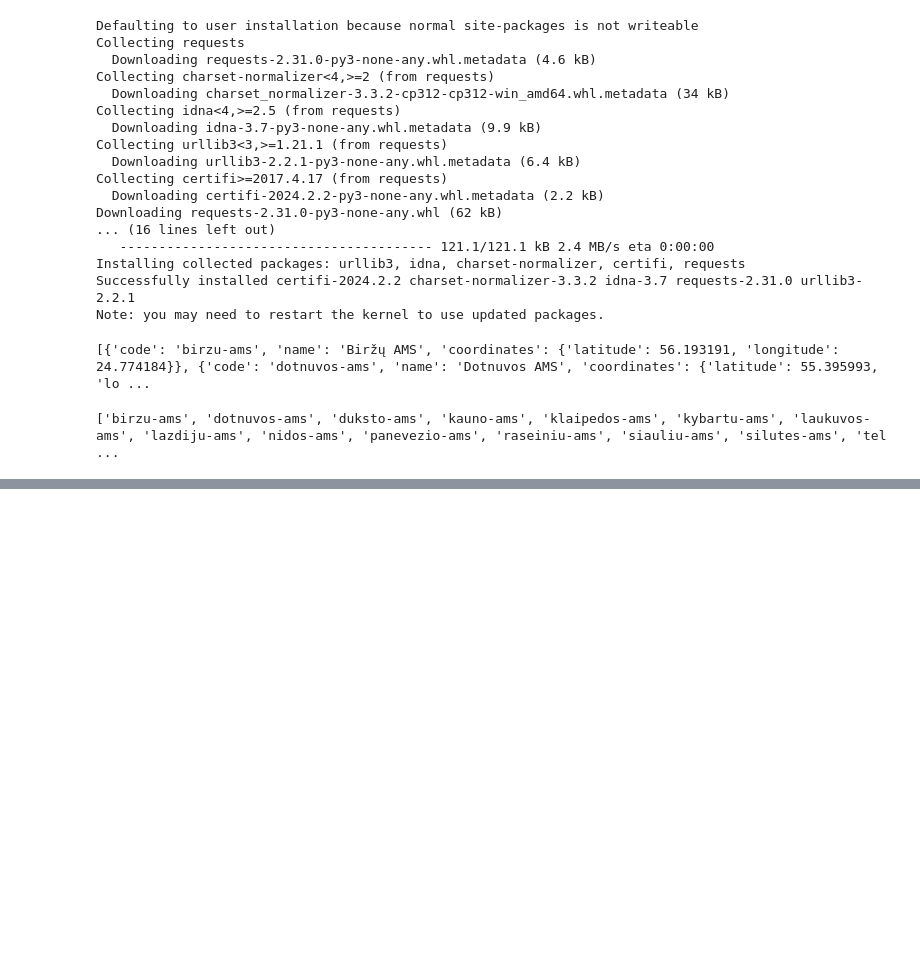
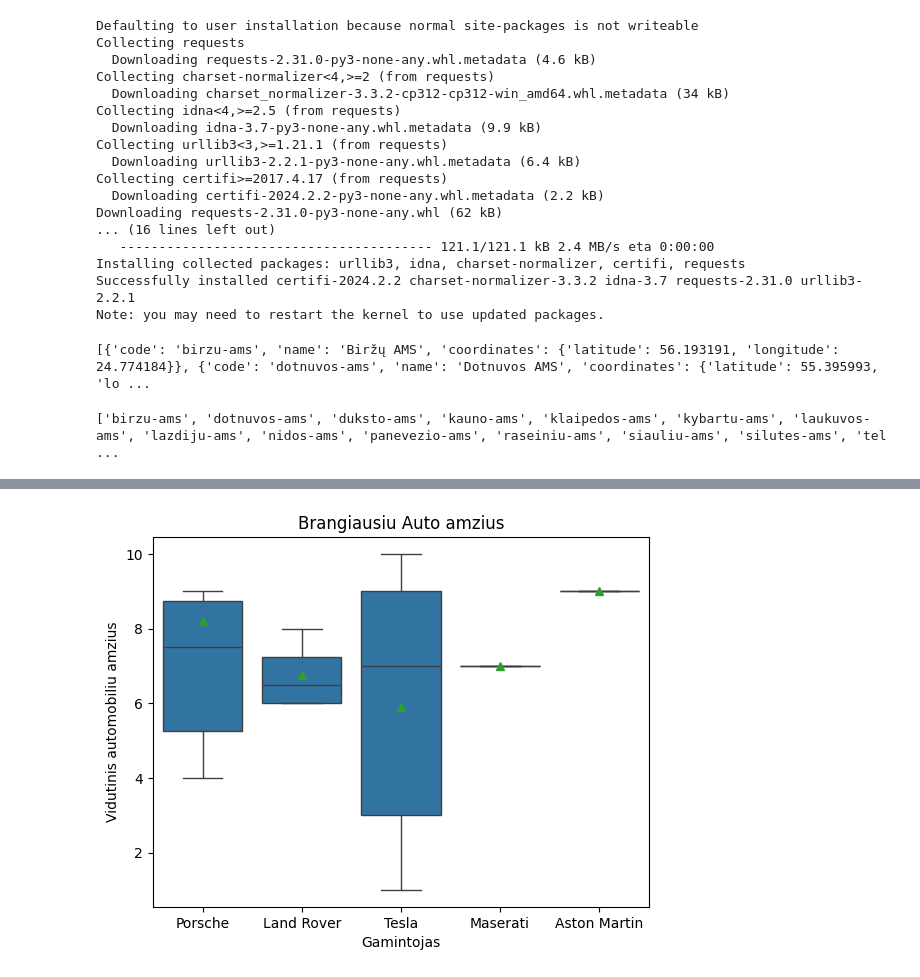
Before and after one commit to EmveeLT/JupyterNotebooks, a Jupyter notebook: Pandas2.ipynb, the cells around one changed output, grey strips where cells are left out. Cells and saved outputs as stored; diff of their text form; code cells hidden in the pictures; blank space fills up the shorter version.

```diff
--- a/Pandas2.ipynb
+++ b/Pandas2.ipynb
@@ -2319,0 +2381,36 @@ print(stations17)
+# %%
+# suraskite visus gamintojus, kurių  modelių vidutinė kaina yra didesnė už vidutinę visų automobilių
+# kainą. (groupby, reset_index, query)
+avgPriceall = auto["price"].mean()
+
+GamintKainuVid= auto.groupby(by="gamintojas")["price"].mean().reset_index()
+
+BrangesniUZVidurki = GamintKainuVid.query("price > @avgPriceall")
+
+# Iš jų atrinkite 5-kis brangiausius gamintojus, ir suraskite jų  parduodamų modelių vidutinį amžių.
+def ConvertAmzius (amzius):
+    return 2024 - float(amzius[:4])
+auto["Amzius"] = auto["pagaminimo_data"].apply(ConvertAmzius)            #pridedu stulpeli su auto amzium
+
+# TOP5Brangiausi = BrangesniUZVidurki.sort_values(by="price").tail()           #kazka bandziau irodyt
+TOP5Brangiausi = auto.groupby("gamintojas").mean(numeric_only=True).sort_values(by="price").tail()  #5 brangiausi gamintojai
+
+TOP5Brangiausiu_Amziausvid = TOP5Brangiausi["Amzius"].mean(numeric_only=True)
+
+# taip pat atvaizduokite su boxplot'ais šių 5-kių gamintojų parduodamų modelių amžius.
+#(is savo orignalios lenteles atsrinkti tik tuos 5 gamintojus ir sugrupave pagal gamintoja pritaikyti boxplota) seaborn gal
+
+# boxplot()
+# sort_values(by="Amzius"),
+
+gamintojai = TOP5Brangiausi.index
+
+ax =sns.boxplot(data=auto.query("gamintojas in @gamintojai"), x="gamintojas" , y="Amzius", showmeans = True, showfliers = False)    #seaborn sugrupuoja ,suranda vidurkius pats
+
+ax.set_title("Brangiausiu Auto amzius")
+ax.set_xlabel("Gamintojas")
+ax.set_ylabel("Vidutinis automobiliu amzius")
+# ax.set_yticks(Amzius ,f"{x} m." for x in Amzius])
+plt.show()
+# %% [output]
+[figure, added]
```
Also changed, not shown: parts of 12 cells of this notebook, 1 other file.
